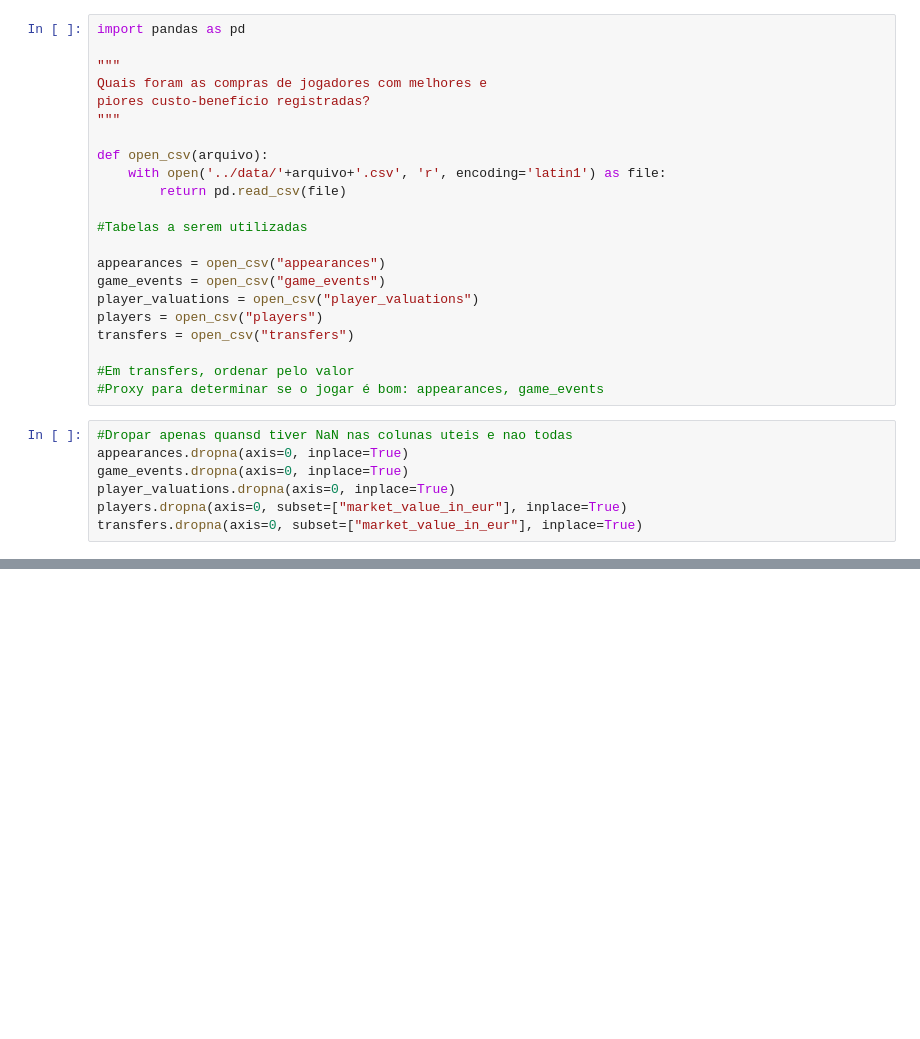
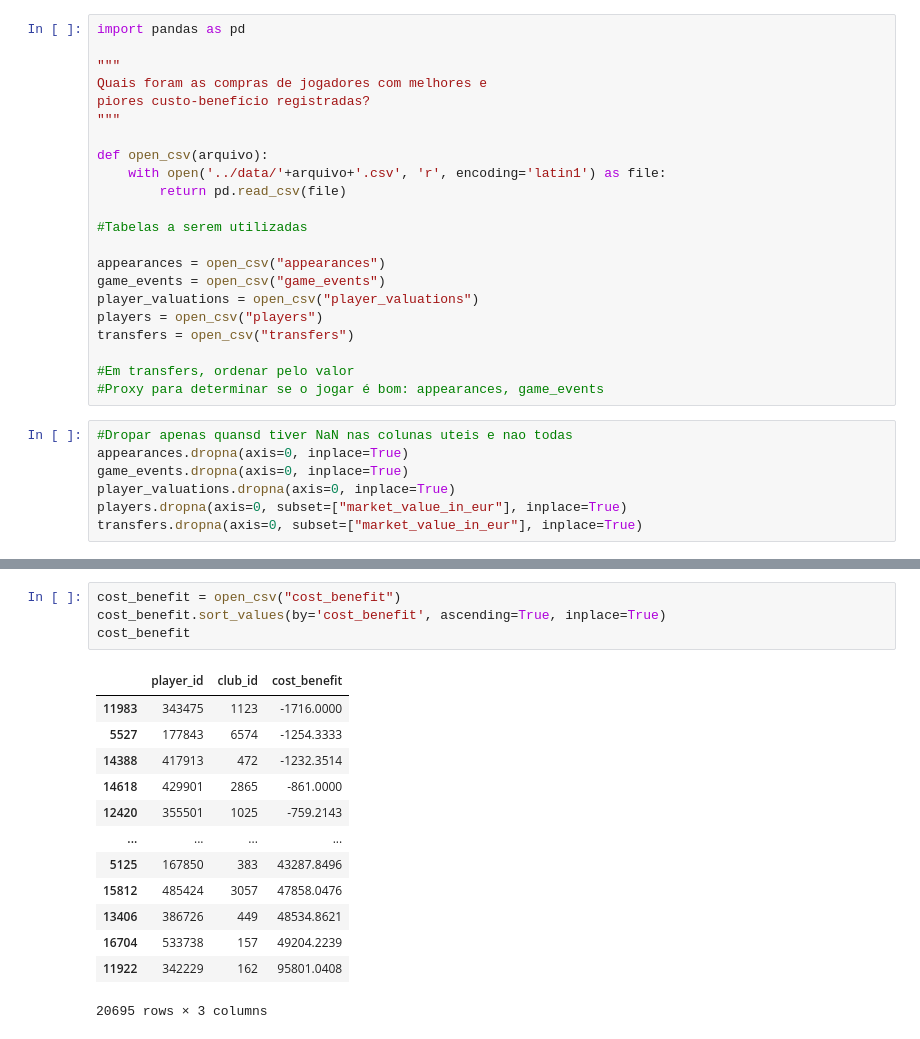
Before and after one commit to nicolasspaniol/a1-linguagens-de-programacao, a Jupyter notebook: src/teste.ipynb, the cells around one changed output, grey strips where cells are left out. Cells and saved outputs as stored; diff of their text form; blank space fills up the shorter version.

```diff
--- a/src/teste.ipynb
+++ b/src/teste.ipynb
@@ -106,0 +142,18 @@ See the caveats in the documentation: https://pandas.pydata.org/pandas-docs/stab
+# %%
+cost_benefit = open_csv("cost_benefit")
+cost_benefit.sort_values(by='cost_benefit', ascending=True, inplace=True)
+cost_benefit
+# %% [output]
+|  | player_id | club_id | cost_benefit |
+| 11983 | 343475 | 1123 | -1716.0000 |
+| 5527 | 177843 | 6574 | -1254.3333 |
+| 14388 | 417913 | 472 | -1232.3514 |
+| 14618 | 429901 | 2865 | -861.0000 |
+| 12420 | 355501 | 1025 | -759.2143 |
+| ... | ... | ... | ... |
+| 5125 | 167850 | 383 | 43287.8496 |
+| 15812 | 485424 | 3057 | 47858.0476 |
+| 13406 | 386726 | 449 | 48534.8621 |
+| 16704 | 533738 | 157 | 49204.2239 |
+| 11922 | 342229 | 162 | 95801.0408 |
+20695 rows × 3 columns
```
Also changed, not shown: parts of 3 cells of this notebook, 2 other files.
